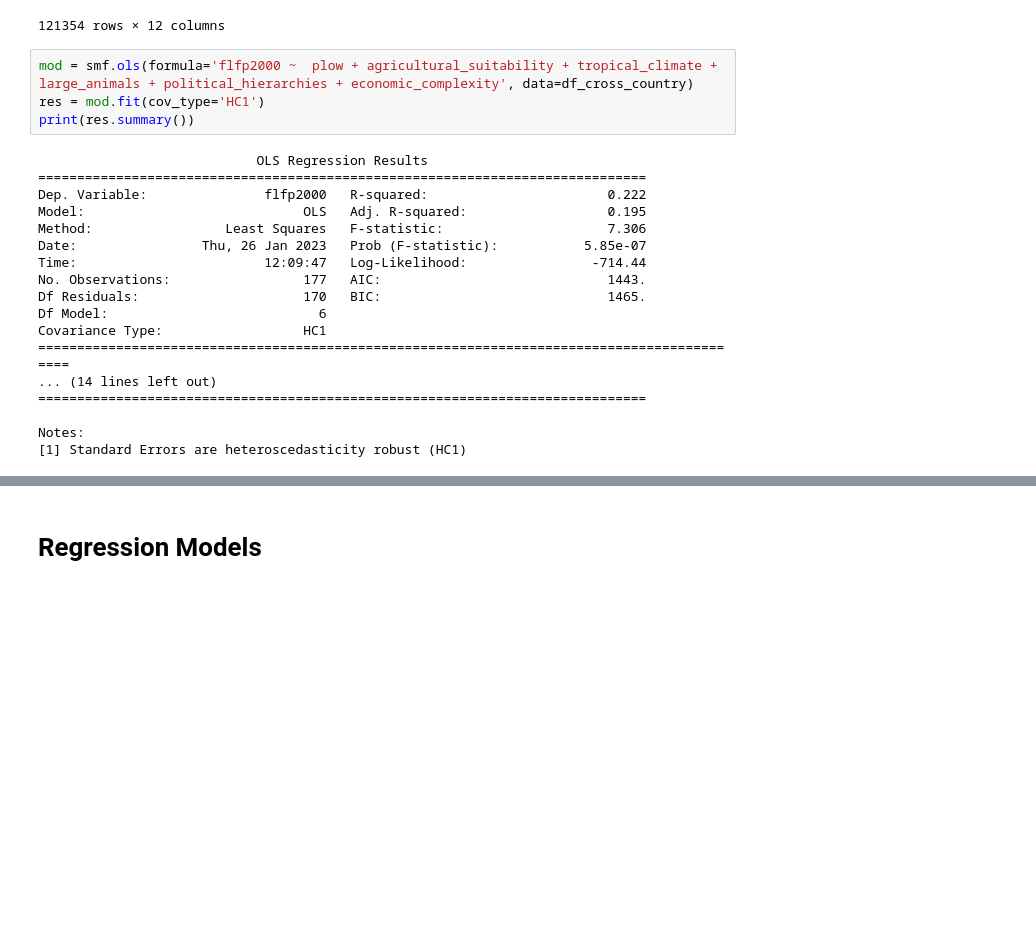
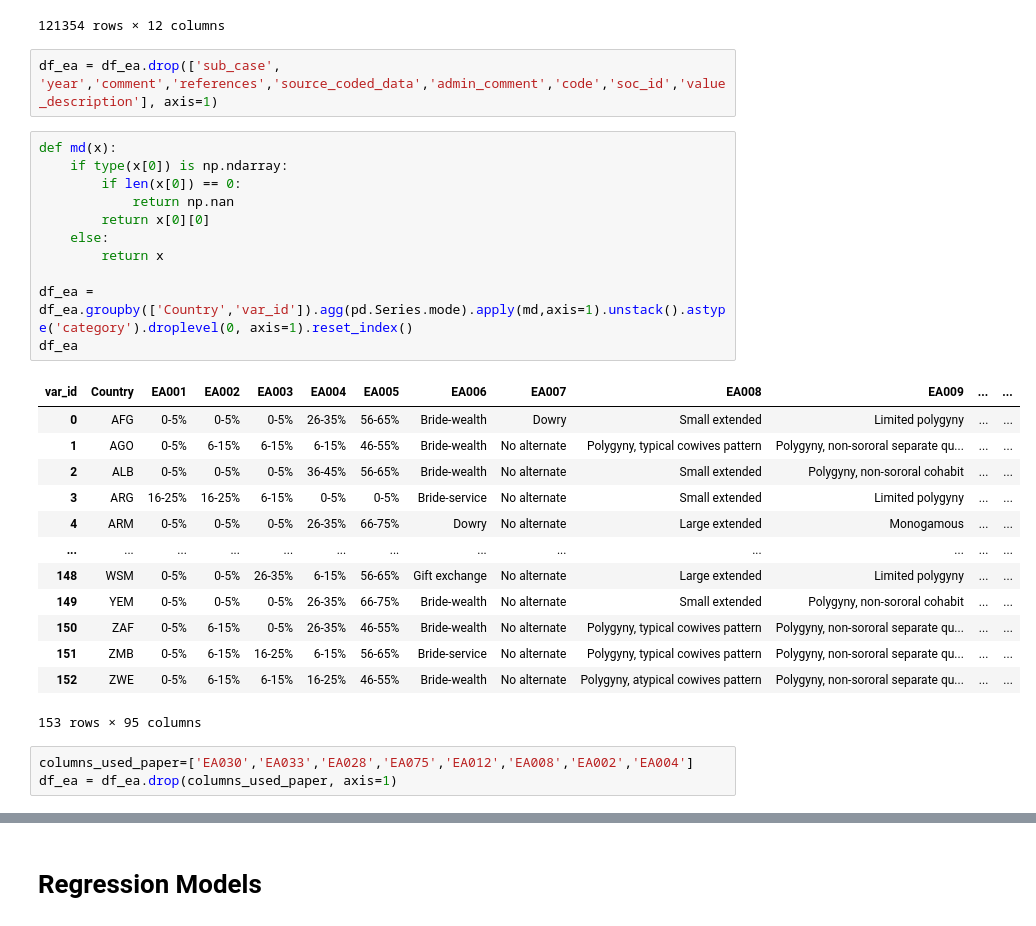
Before and after one commit to rureddish/EPFL_MGT-494_Paper_Extension, a Jupyter notebook: explore.ipynb, the cells around one changed output, grey strips where cells are left out. Cells and saved outputs as stored; diff of their text form; blank space fills up the shorter version.

```diff
--- a/explore.ipynb
+++ b/explore.ipynb
@@ -498,25 +476,33 @@ df_ea
 | 121352 | ec20 | Oroch people as a whole | 1890.0 | EA202 | 800.0 | NaN | NaN | Korotayev et al., 2004 | NaN | ... |
 | 121353 | ec21 | Hor River group | 1890.0 | EA202 | 1300.0 | NaN | NaN | Korotayev et al., 2004 | NaN | ... |
 121354 rows × 12 columns
-# %%
-mod = smf.ols(formula='flfp2000 ~  plow + agricultural_suitability + tropical_climate + large_animals + political_hierarchies + economic_complexity', data=df_cross_country)
-res = mod.fit(cov_type='HC1')
-print(res.summary())
-# %% [output]
-                            OLS Regression Results
-==============================================================================
-Dep. Variable:               flfp2000   R-squared:                       0.222
-Model:                            OLS   Adj. R-squared:                  0.195
-Method:                 Least Squares   F-statistic:                     7.306
-Date:                Thu, 26 Jan 2023   Prob (F-statistic):           5.85e-07
-Time:                        12:09:47   Log-Likelihood:                -714.44
-No. Observations:                 177   AIC:                             1443.
-Df Residuals:                     170   BIC:                             1465.
-Df Model:                           6
-Covariance Type:                  HC1
-============================================================================================
-... (14 lines left out)
-==============================================================================
-
-Notes:
-[1] Standard Errors are heteroscedasticity robust (HC1)
+# %%
+df_ea = df_ea.drop(['sub_case', 'year','comment','references','source_coded_data','admin_comment','code','soc_id','value_description'], axis=1)
+# %%
+def md(x):
+    if type(x[0]) is np.ndarray:
+        if len(x[0]) == 0:
+            return np.nan
+        return x[0][0]
+    else:
+        return x
+
+df_ea = df_ea.groupby(['Country','var_id']).agg(pd.Series.mode).apply(md,axis=1).unstack().astype('category').droplevel(0, axis=1).reset_index()
+df_ea
+# %% [output]
+| var_id | Country | EA001 | EA002 | EA003 | EA004 | EA005 | EA006 | EA007 | EA008 | EA009 | ... | ... |
+| 0 | AFG | 0-5% | 0-5% | 0-5% | 26-35% | 56-65% | Bride-wealth | Dowry | Small extended | Limited polygyny | ... | ... |
+| 1 | AGO | 0-5% | 6-15% | 6-15% | 6-15% | 46-55% | Bride-wealth | No alternate | Polygyny, typical cowives pattern | Polygyny, non-sororal separate qu... | ... | ... |
+| 2 | ALB | 0-5% | 0-5% | 0-5% | 36-45% | 56-65% | Bride-wealth | No alternate | Small extended | Polygyny, non-sororal cohabit | ... | ... |
+| 3 | ARG | 16-25% | 16-25% | 6-15% | 0-5% | 0-5% | Bride-service | No alternate | Small extended | Limited polygyny | ... | ... |
+| 4 | ARM | 0-5% | 0-5% | 0-5% | 26-35% | 66-75% | Dowry | No alternate | Large extended | Monogamous | ... | ... |
+| ... | ... | ... | ... | ... | ... | ... | ... | ... | ... | ... | ... | ... |
+| 148 | WSM | 0-5% | 0-5% | 26-35% | 6-15% | 56-65% | Gift exchange | No alternate | Large extended | Limited polygyny | ... | ... |
+| 149 | YEM | 0-5% | 0-5% | 0-5% | 26-35% | 66-75% | Bride-wealth | No alternate | Small extended | Polygyny, non-sororal cohabit | ... | ... |
+| 150 | ZAF | 0-5% | 6-15% | 0-5% | 26-35% | 46-55% | Bride-wealth | No alternate | Polygyny, typical cowives pattern | Polygyny, non-sororal separate qu... | ... | ... |
+| 151 | ZMB | 0-5% | 6-15% | 16-25% | 6-15% | 56-65% | Bride-service | No alternate | Polygyny, typical cowives pattern | Polygyny, non-sororal separate qu... | ... | ... |
+| 152 | ZWE | 0-5% | 6-15% | 6-15% | 16-25% | 46-55% | Bride-wealth | No alternate | Polygyny, atypical cowives pattern | Polygyny, non-sororal separate qu... | ... | ... |
+153 rows × 95 columns
+# %%
+columns_used_paper=['EA030','EA033','EA028','EA075','EA012','EA008','EA002','EA004']
+df_ea = df_ea.drop(columns_used_paper, axis=1)
```
Also changed, not shown: parts of 12 cells of this notebook.
